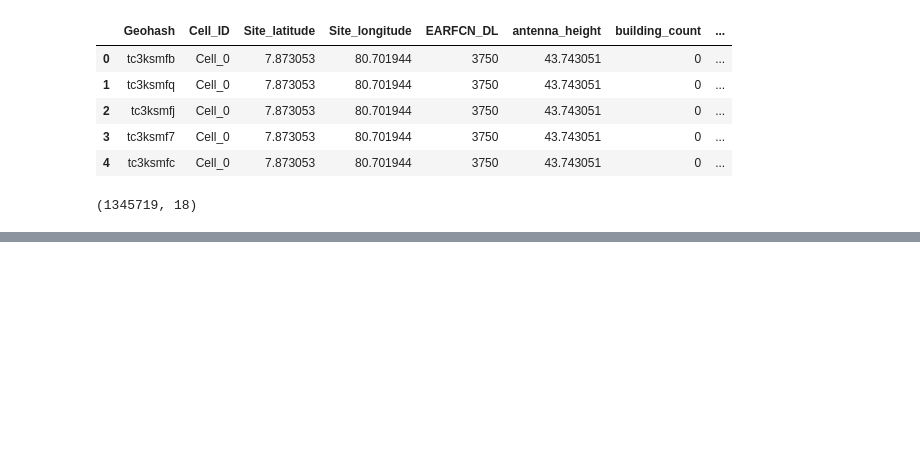
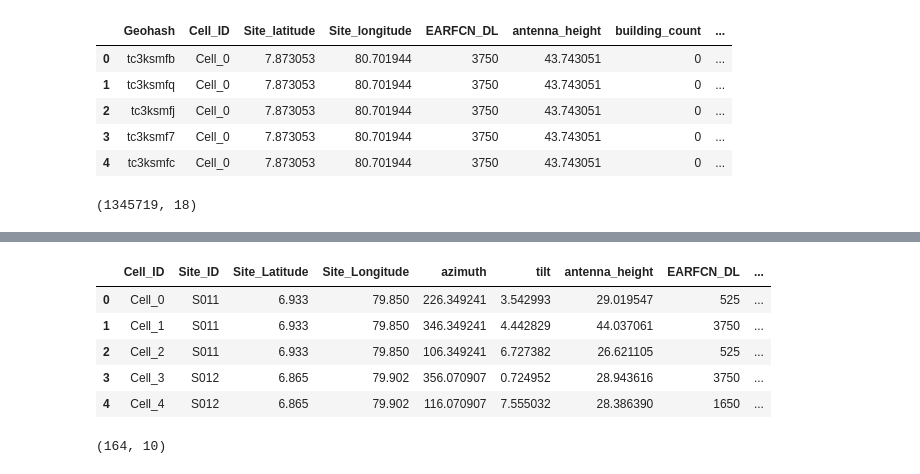
Before and after one commit to pabasara-samarakoon-4176/MDT_prediction, a Jupyter notebook: synthetic_generation_inverted.ipynb, the cells around one changed output, grey strips where cells are left out. Drawn from its saved outputs; the diff is of its cells as text; code cells hidden in the pictures; blank space fills up the shorter version.

```diff
--- a/synthetic_generation_inverted.ipynb
+++ b/synthetic_generation_inverted.ipynb
@@ -1956,0 +2235,15 @@ df_rndm.to_csv('/content/drive/MyDrive/Final_year_project/datasets/synthetic_v9.
+# %%
+cell_site_df['Sector_Label'] = cell_site_df.groupby('Site_ID').cumcount().map(lambda x: f"Sector_{(x % 6) + 1}")
+# %%
+cell_site_df.head()
+# %% [output]
+|  | Cell_ID | Site_ID | Site_Latitude | Site_Longitude | azimuth | tilt | antenna_height | EARFCN_DL | ... |
+| 0 | Cell_0 | S011 | 6.933 | 79.850 | 226.349241 | 3.542993 | 29.019547 | 525 | ... |
+| 1 | Cell_1 | S011 | 6.933 | 79.850 | 346.349241 | 4.442829 | 44.037061 | 3750 | ... |
+| 2 | Cell_2 | S011 | 6.933 | 79.850 | 106.349241 | 6.727382 | 26.621105 | 525 | ... |
+| 3 | Cell_3 | S012 | 6.865 | 79.902 | 356.070907 | 0.724952 | 28.943616 | 3750 | ... |
+| 4 | Cell_4 | S012 | 6.865 | 79.902 | 116.070907 | 7.555032 | 28.386390 | 1650 | ... |
+# %%
+cell_site_df.shape
+# %% [output]
+(164, 10)
```
Also changed, not shown: parts of 85 cells of this notebook.
